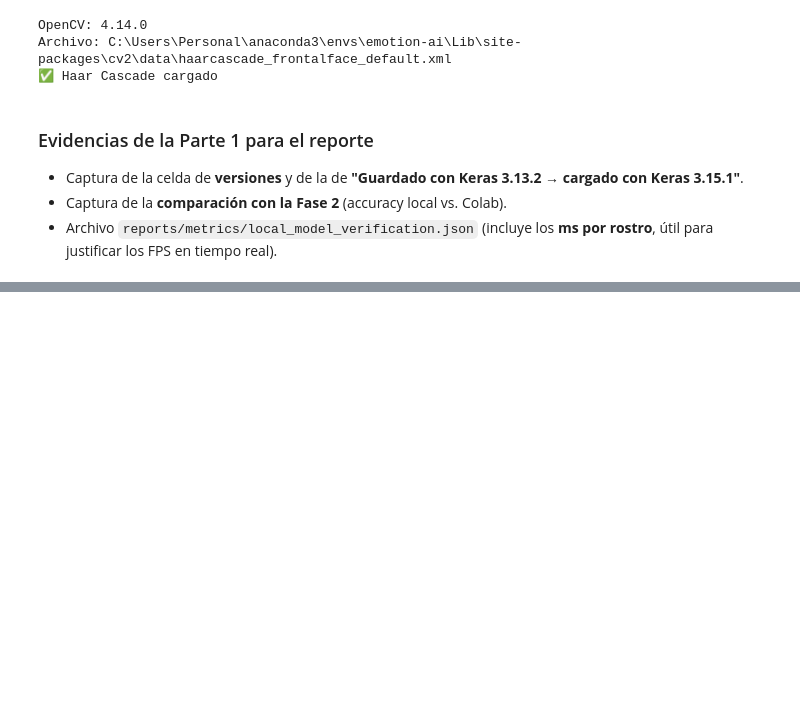
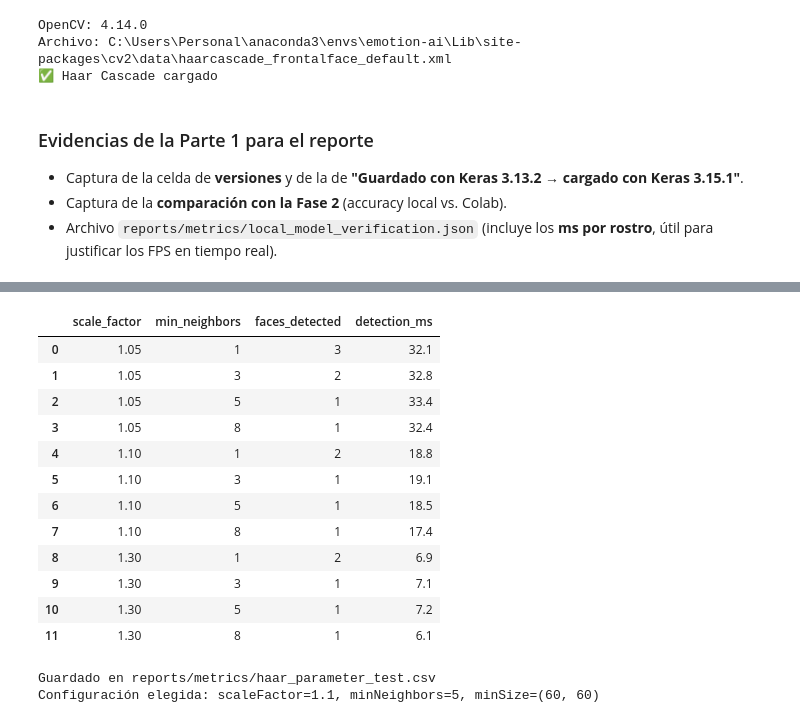
Before and after one commit to EdwarTrujillo/emotion-detection-assistant, a Jupyter notebook: notebooks/03_realtime_detection.ipynb, the cells around one changed output, grey strips where cells are left out. Cells and saved outputs as stored; diff of their text form; code cells hidden in the pictures; blank space fills up the shorter version.

```diff
--- a/notebooks/03_realtime_detection.ipynb
+++ b/notebooks/03_realtime_detection.ipynb
@@ -302,0 +505,39 @@ Archivo: C:\Users\Personal\anaconda3\envs\emotion-ai\Lib\site-packages\cv2\data\
+# %%
+import pandas as pd
+
+experiments = []
+for scale_factor in (1.05, 1.1, 1.3):
+    for min_neighbors in (1, 3, 5, 8):
+        start = time.perf_counter()
+        found = detect_faces(gray, scale_factor=scale_factor, min_neighbors=min_neighbors)
+        elapsed_ms = 1000 * (time.perf_counter() - start)
+        experiments.append({
+            "scale_factor": scale_factor,
+            "min_neighbors": min_neighbors,
+            "faces_detected": len(found),
+            "detection_ms": round(elapsed_ms, 1),
+        })
+
+haar_results = pd.DataFrame(experiments)
+display(haar_results)
+
+# Se guardan solo números (sin imágenes) como evidencia para el reporte
+haar_results.to_csv(METRICS_DIR / "haar_parameter_test.csv", index=False)
+print("Guardado en reports/metrics/haar_parameter_test.csv")
+print(f"Configuración elegida: scaleFactor={SCALE_FACTOR}, minNeighbors={MIN_NEIGHBORS}, minSize={MIN_FACE_SIZE}")
+# %% [output]
+|  | scale_factor | min_neighbors | faces_detected | detection_ms |
+| 0 | 1.05 | 1 | 3 | 32.1 |
+| 1 | 1.05 | 3 | 2 | 32.8 |
+| 2 | 1.05 | 5 | 1 | 33.4 |
+| 3 | 1.05 | 8 | 1 | 32.4 |
+| 4 | 1.10 | 1 | 2 | 18.8 |
+| 5 | 1.10 | 3 | 1 | 19.1 |
+| 6 | 1.10 | 5 | 1 | 18.5 |
+| 7 | 1.10 | 8 | 1 | 17.4 |
+| 8 | 1.30 | 1 | 2 | 6.9 |
+| 9 | 1.30 | 3 | 1 | 7.1 |
+| 10 | 1.30 | 5 | 1 | 7.2 |
+| 11 | 1.30 | 8 | 1 | 6.1 |
+Guardado en reports/metrics/haar_parameter_test.csv
+Configuración elegida: scaleFactor=1.1, minNeighbors=5, minSize=(60, 60)
```
Also changed, not shown: parts of 13 cells of this notebook, 2 other files.
